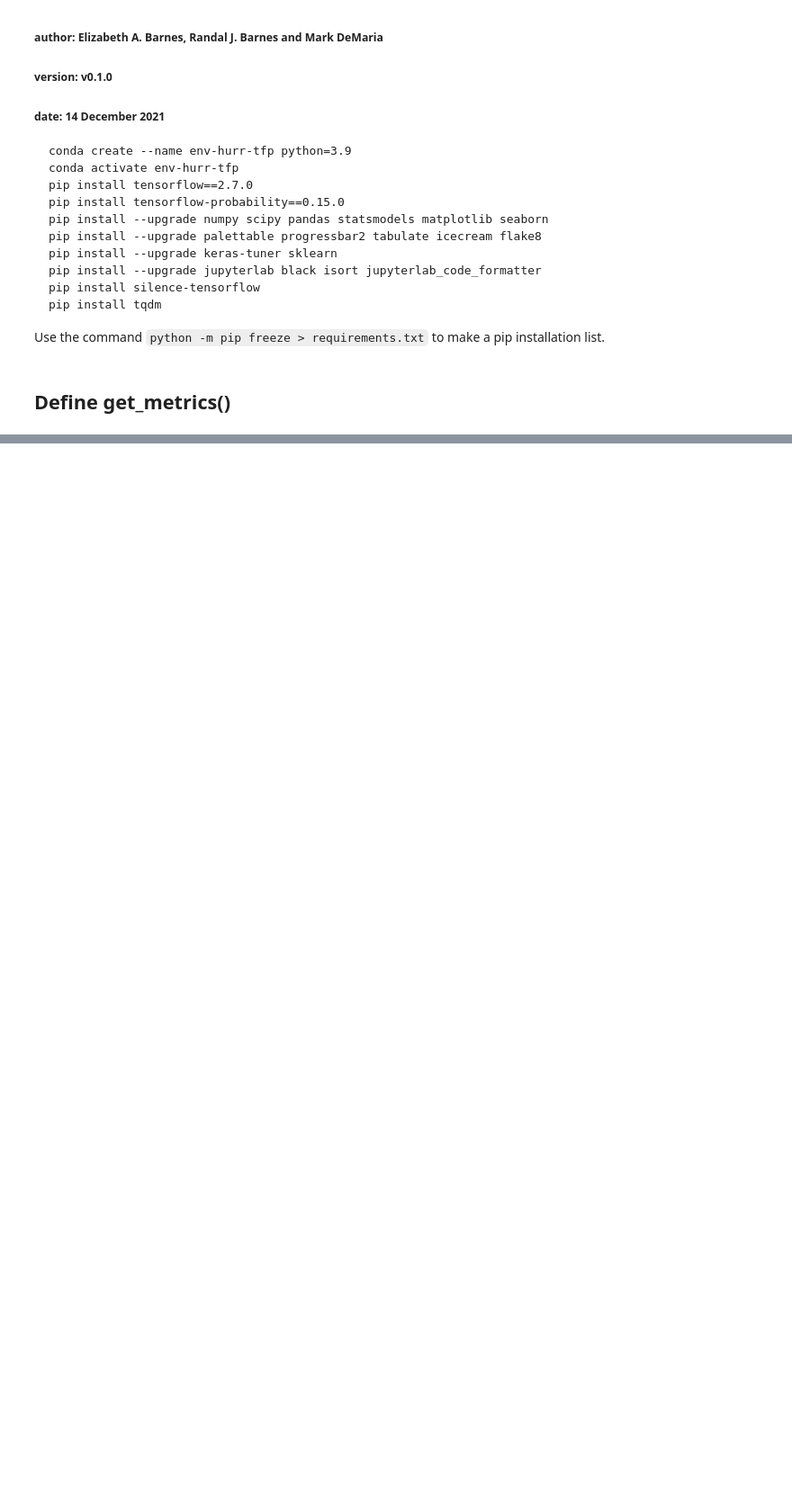
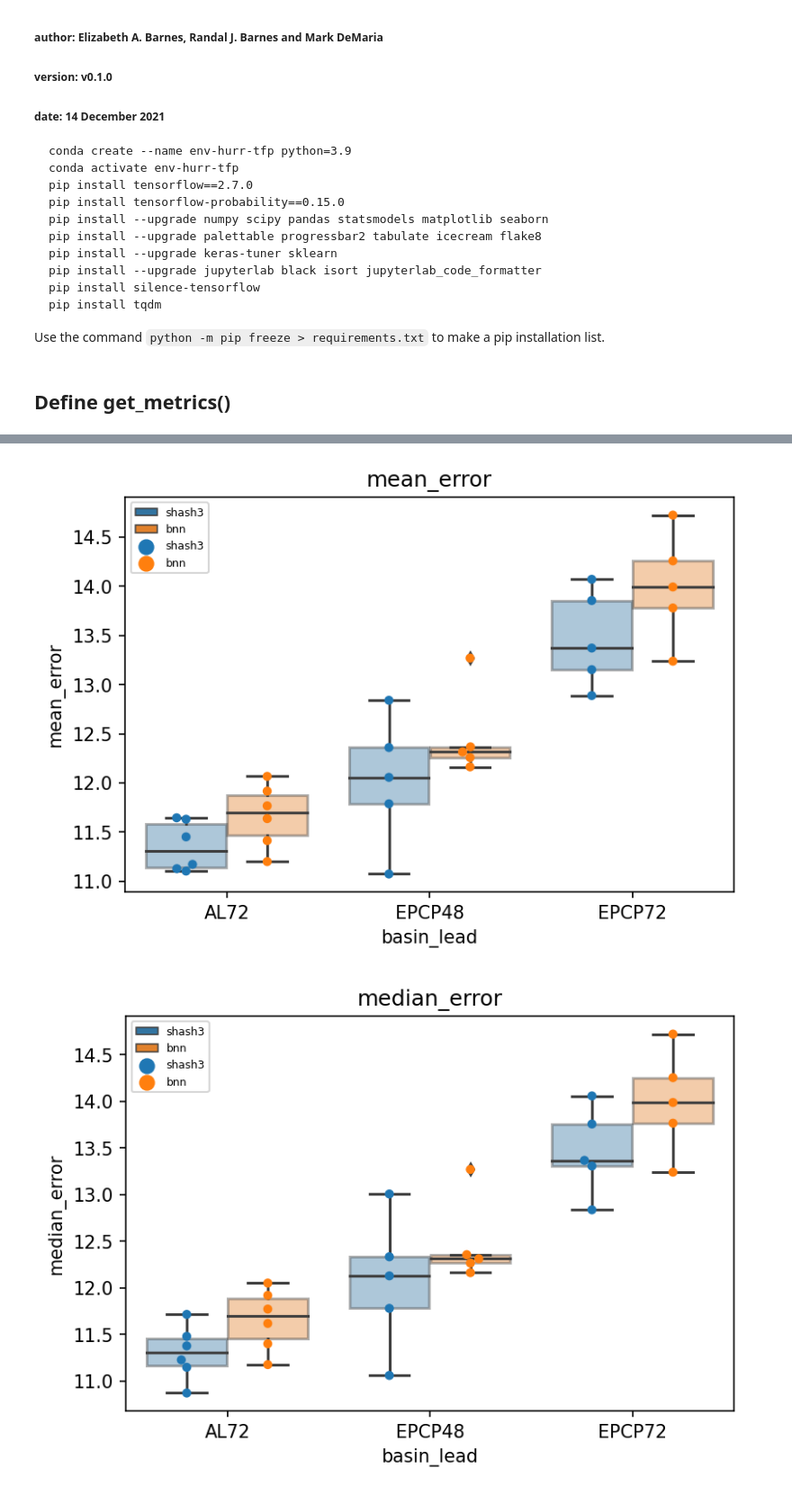
Before and after one commit to eabarnes1010/hurricane_uqcomparisons, a Jupyter notebook: _summarize_metrics.ipynb, the cells around one changed output, grey strips where cells are left out. Shown at 90% size. Saved outputs shown, nothing was run; the diff lists cells and outputs as text; code cells hidden in the pictures; blank space fills up the shorter version.

Commit message:
added metrics computations, pickle files, and plotting capabilities

```diff
--- a/_summarize_metrics.ipynb
+++ b/_summarize_metrics.ipynb
@@ -48,8 +52,8 @@ dpiFig = 400
 __author__ = "Randal J Barnes and Elizabeth A. Barnes"
 __version__ = "14 January 2022"
 
-# EXP_NAME_LIST = ("intensity0_AL72","intensity1_AL72")#("intensity0_AL72","intensity1_AL72")
-EXP_NAME_LIST = ("intensity0_AL72",
+EXP_NAME_LIST = (
+                 "intensity0_AL72",
                  "intensity1_AL72",
                  "intensity2_EPCP48",
                  "intensity3_EPCP48",
@@ -194,0 +296,22 @@ for exp_name in EXP_NAME_LIST:
+# %%
+import seaborn as sns
+for metric in ('mean_error','median_error','mode_error','pit_d','iqr_capture'):
+    ax = sns.boxplot(x='basin_lead', y=metric, hue="uncertainty_type",
+                     data=df_metrics,boxprops=dict(alpha=.4))
+    ax1 = sns.swarmplot(x="basin_lead", y=metric, hue="uncertainty_type", data=df_metrics, dodge=True,)
+    # ax2 = sns.swarmplot(x="basin_lead", y='cons_error', data=df_metrics, dodge=True,)
+
+
+    if(metric=='iqr_capture'):
+        plt.axhline(y=0.5,linewidth=3,linestyle='--',color='gray')
+    if(metric=='pit_d'):
+        plt.ylim(0,None)
+
+    plt.title(metric)
+    plt.legend(fontsize=6,frameon=True)
+    # raise ValueError('her')
+    plt.savefig('figures/prediction_plots/comparisonsMetrics_' + metric + '.png', dpi=dpiFig)
+    plt.show()
+# %% [output]
+[figure, added]
+[figure, added]
```
Also changed, not shown: parts of 5 cells of this notebook, 36 other files.
